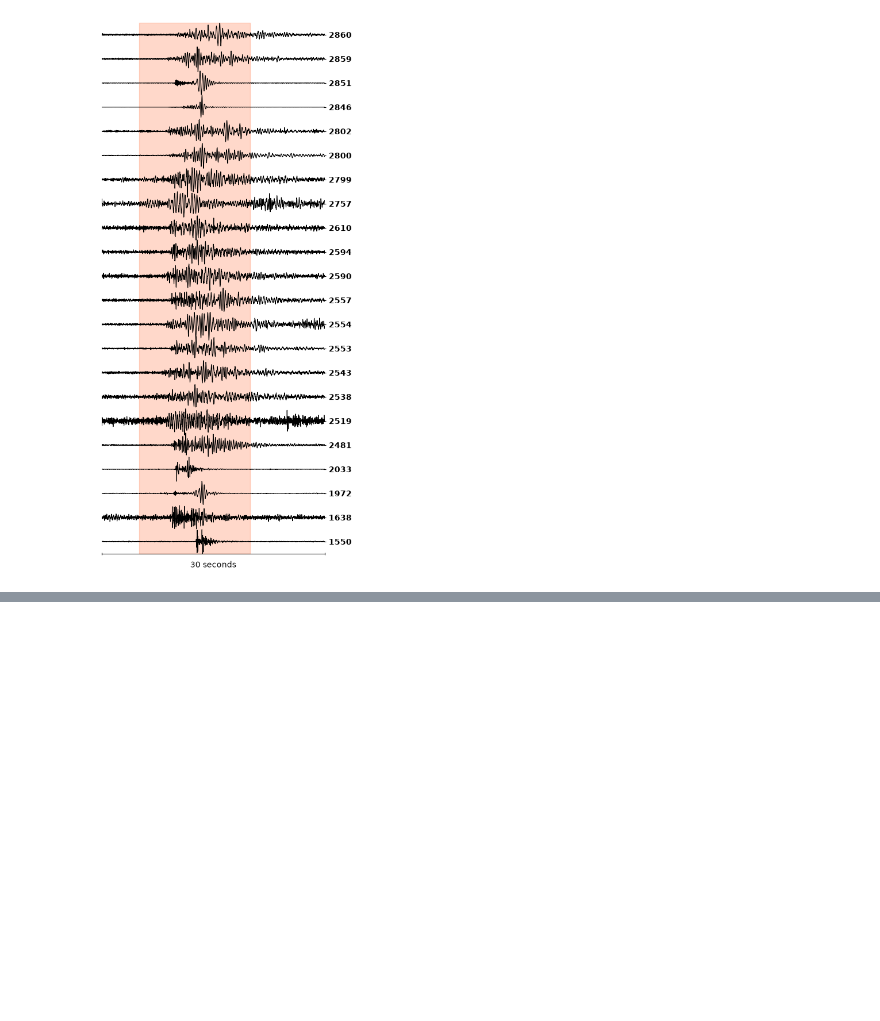
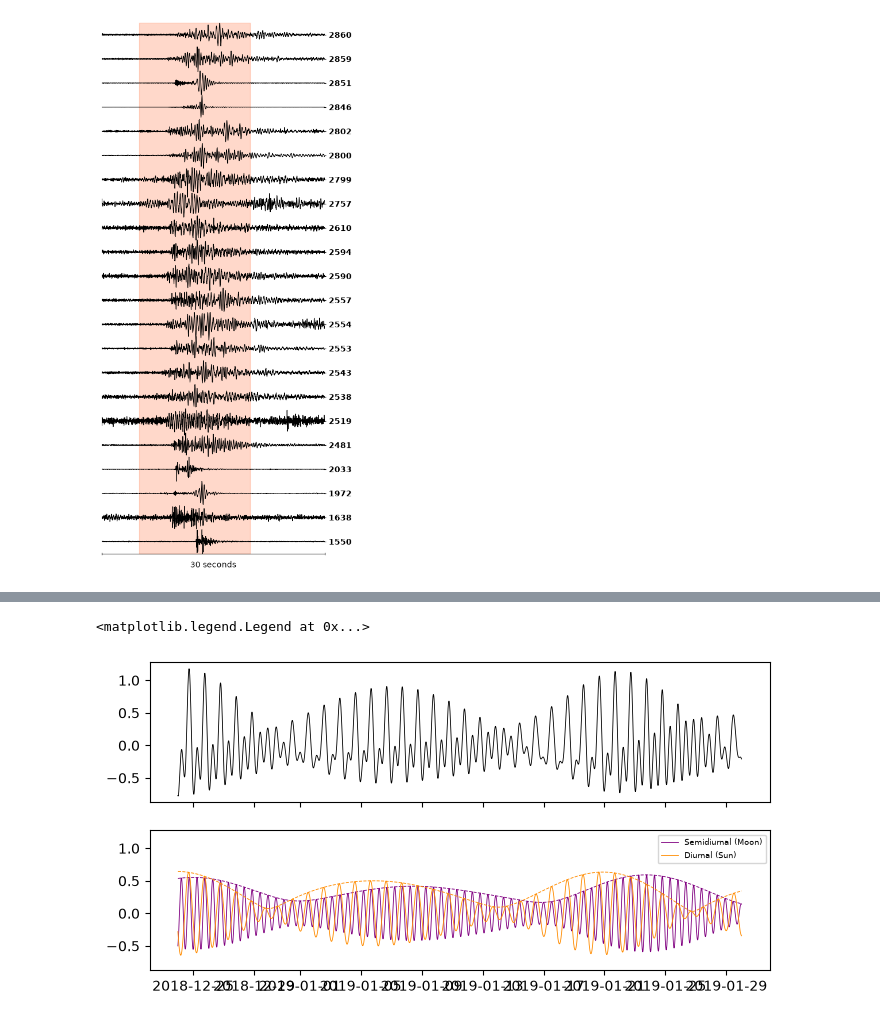
Before and after one commit to JMagyar15/totten-analysis, a Jupyter notebook: cross_correlation_test.ipynb, the cells around one changed output, grey strips where cells are left out. Drawn from its saved outputs; the diff is of its cells as text; code cells hidden in the pictures; blank space fills up the shorter version.

```diff
--- a/cross_correlation_test.ipynb
+++ b/cross_correlation_test.ipynb
@@ -311,0 +250,13 @@ tidal_phase[tidal_phase > 180] -= 360
+# %%
+fig, ax = plt.subplots(nrows=2,figsize=(8,4),sharex=True,sharey=True)
+ax[0].plot(t,tide,c='k',lw=0.6)
+
+ax[1].plot(t,semi,c='purple',lw=0.6,label='Semidiurnal (Moon)')
+ax[1].plot(t,env_semi,c='purple',ls='--',lw=0.6)
+ax[1].plot(t,diurnal,c='darkorange',lw=0.6,label='Diurnal (Sun)')
+ax[1].plot(t,env_diurnal,c='darkorange',ls='--',lw=0.6)
+
+ax[1].legend(loc='upper right',fontsize=6)
+# %% [output]
+<matplotlib.legend.Legend at 0x...>
+[figure, added]
```
Also changed, not shown: parts of 54 cells of this notebook, 42 other files.
